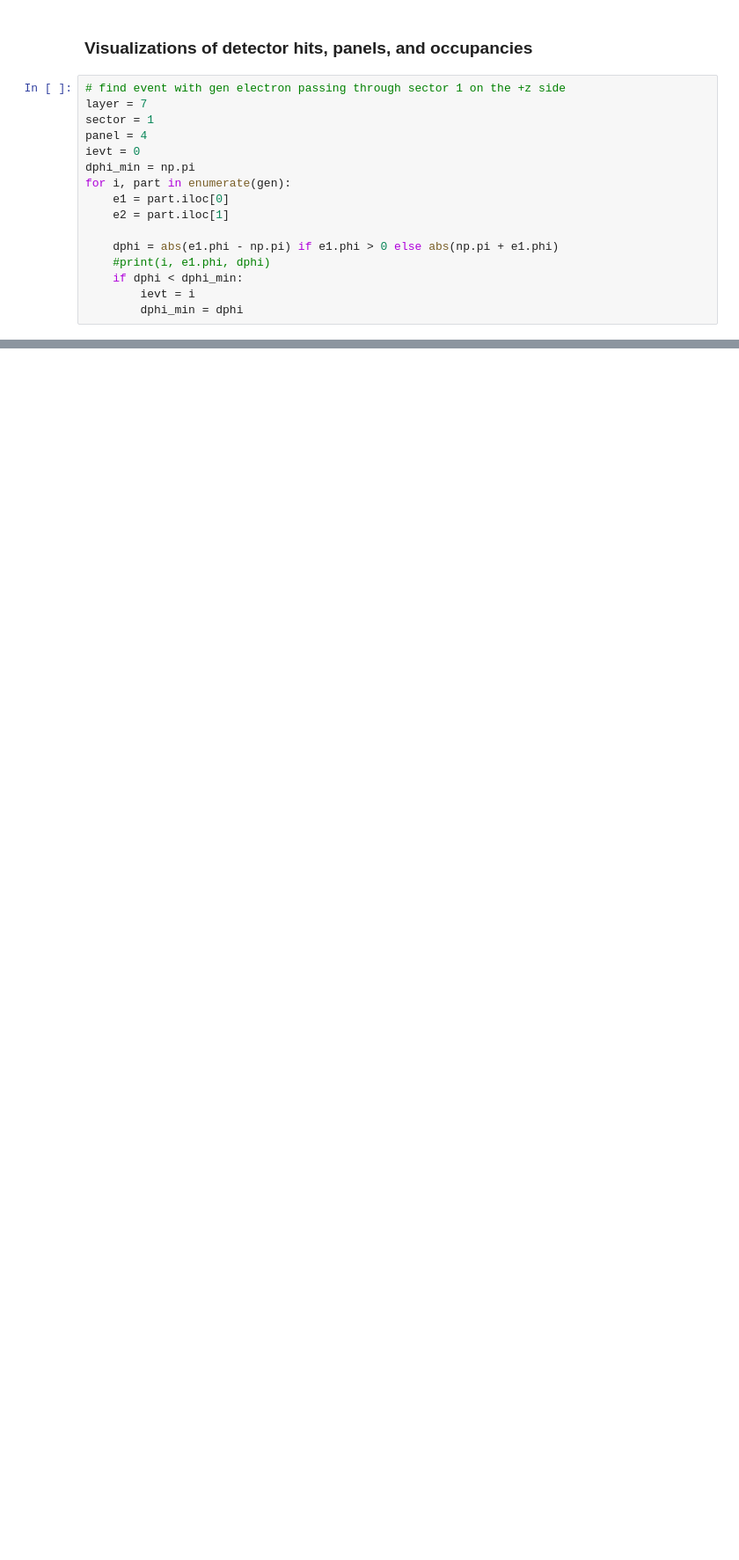
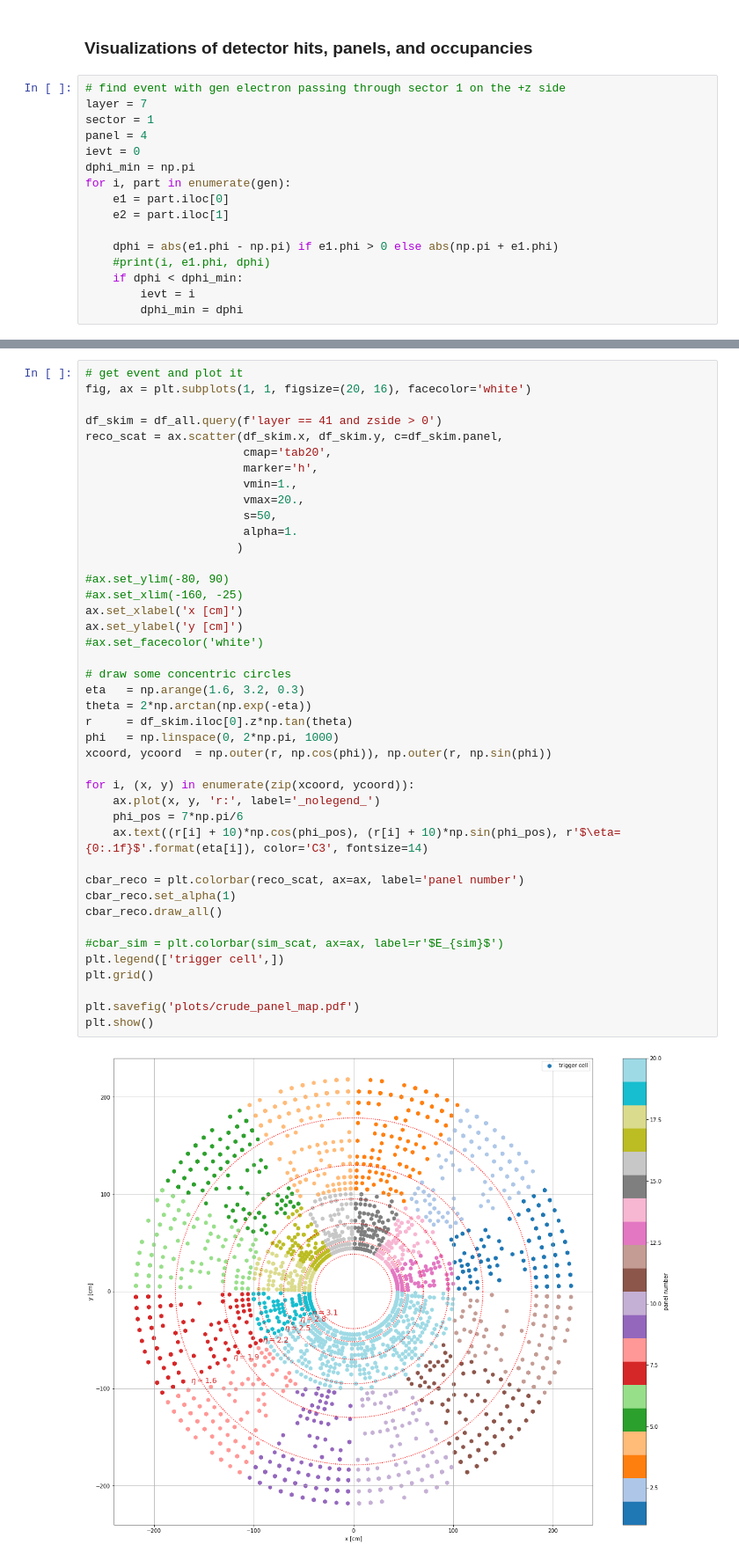
Before and after one commit to NWUHEP/hgcal-analysis, a Jupyter notebook: notebooks/visualize_test.ipynb, the cells around one changed output, grey strips where cells are left out. Shown at 88% size. Cells and saved outputs as stored; diff of their text form; blank space fills up the shorter version.

```diff
--- a/notebooks/visualize_test.ipynb
+++ b/notebooks/visualize_test.ipynb
@@ -122,3 +123,47 @@ plt.show()
+# %%
+# get event and plot it
+fig, ax = plt.subplots(1, 1, figsize=(20, 16), facecolor='white')
+
+df_skim = df_all.query(f'layer == 41 and zside > 0')
+reco_scat = ax.scatter(df_skim.x, df_skim.y, c=df_skim.panel,
+                       cmap='tab20',
+                       marker='h',
+                       vmin=1.,
+                       vmax=20.,
+                       s=50,
+                       alpha=1.
+                      )
+
+#ax.set_ylim(-80, 90)
+#ax.set_xlim(-160, -25)
+ax.set_xlabel('x [cm]')
+ax.set_ylabel('y [cm]')
+#ax.set_facecolor('white')
+
+# draw some concentric circles
+eta   = np.arange(1.6, 3.2, 0.3)
+theta = 2*np.arctan(np.exp(-eta))
+r     = df_skim.iloc[0].z*np.tan(theta)
+phi   = np.linspace(0, 2*np.pi, 1000)
+xcoord, ycoord  = np.outer(r, np.cos(phi)), np.outer(r, np.sin(phi))
+
+for i, (x, y) in enumerate(zip(xcoord, ycoord)):
+    ax.plot(x, y, 'r:', label='_nolegend_')
+    phi_pos = 7*np.pi/6
+    ax.text((r[i] + 10)*np.cos(phi_pos), (r[i] + 10)*np.sin(phi_pos), r'$\eta={0:.1f}$'.format(eta[i]), color='C3', fontsize=14)
+
+cbar_reco = plt.colorbar(reco_scat, ax=ax, label='panel number')
+cbar_reco.set_alpha(1)
+cbar_reco.draw_all()
+
+#cbar_sim = plt.colorbar(sim_scat, ax=ax, label=r'$E_{sim}$')
+plt.legend(['trigger cell',])
+plt.grid()
+
+plt.savefig('plots/crude_panel_map.pdf')
+plt.show()
+# %% [output]
+[figure, added]
 # %%
 # plot transverse/longitudinal view
 ievt = 0
```
Also changed, not shown: parts of 5 cells of this notebook, 3 other files.
